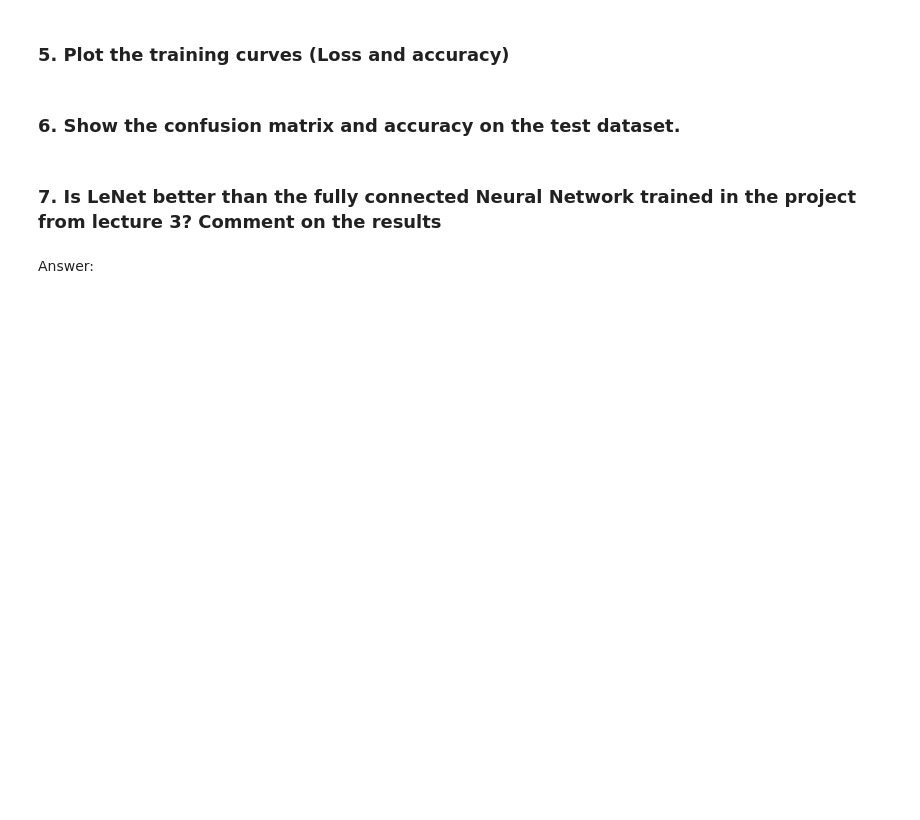
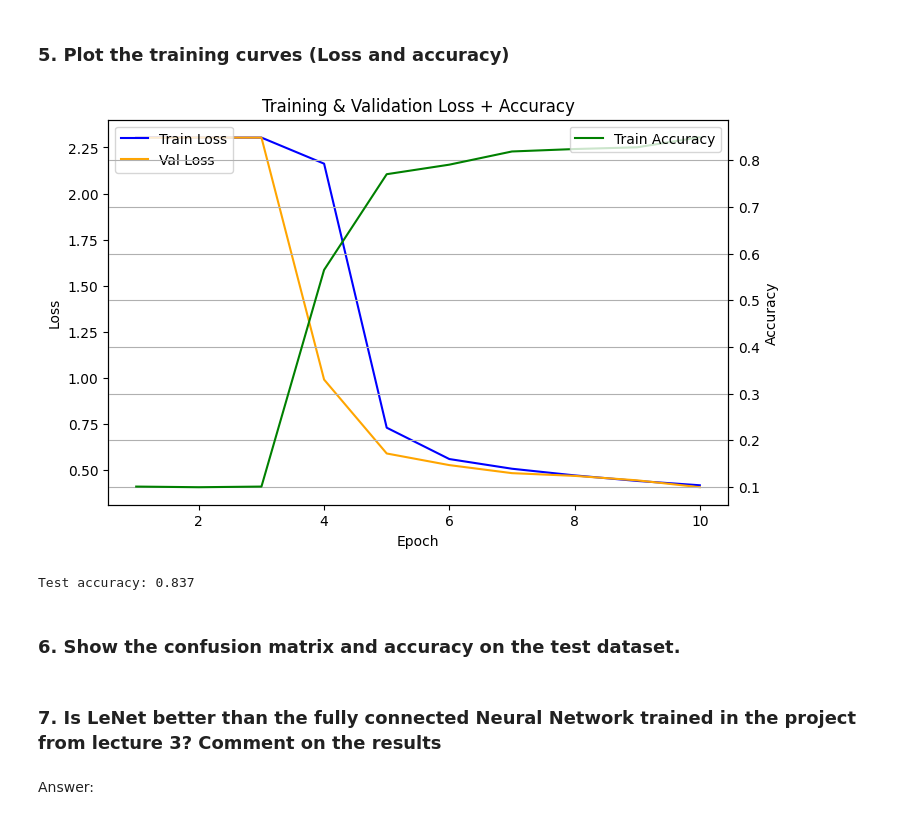
Before and after one commit to harrysinghdk/applied-ai, a Jupyter notebook: exercise 4/Convolutional_networks.ipynb, the cells around one changed output. Cells and saved outputs as stored; diff of their text form; code cells hidden in the pictures; blank space fills up the shorter version.

```diff
--- a/exercise 4/Convolutional_networks.ipynb
+++ b/exercise 4/Convolutional_networks.ipynb
@@ -14,0 +107,8 @@ In this project you will implement the LeNet architecture of Convolutional Neura
+# %%
+from torch import optim
+
+loss_f = nn.CrossEntropyLoss()
+optimizer = optim.Adam(net.parameters(), lr=learning_rate)
+net.parameters()
+for parameter in net.parameters():
+    print(parameter.shape)
@@ -15,2 +143,15 @@ In this project you will implement the LeNet architecture of Convolutional Neura
 # %% [markdown]
 ### 4. Train the model on the dataset
+# %%
+def get_accuracy(model, data_loader):
+    model.eval()
+    correct = 0
+    total = 0
+    with torch.no_grad():
+        for images, labels in data_loader:
+            images, labels = images.to(device), labels.to(device)
+            outputs = model(images)
+            predicted = torch.argmax(outputs, dim=1)
+            correct += (predicted == labels).sum().item()
+            total += labels.size(0)
+    return correct / total
@@ -19,3 +264,32 @@ In this project you will implement the LeNet architecture of Convolutional Neura
+# %%
+# chatgpt plot:
+epochs = range(1, len(train_losses) + 1)
+
+fig, ax1 = plt.subplots(figsize=(8, 5))
+
+# Plot losses
+ax1.plot(epochs, train_losses, label='Train Loss', color='blue')
+ax1.plot(epochs, val_losses, label='Val Loss', color='orange')
+ax1.set_xlabel('Epoch')
+ax1.set_ylabel('Loss')
+ax1.legend(loc='upper left')
+ax1.set_title('Training & Validation Loss + Accuracy')
+
+# Plot accuracy on a second y-axis
+ax2 = ax1.twinx()
+ax2.plot(epochs, accuracy_list, label='Train Accuracy', color='green')
+ax2.set_ylabel('Accuracy')
+ax2.legend(loc='upper right')
+
+plt.grid(True)
+plt.show()
+# %% [output]
+[figure, added]
+# %%
+test_acc = get_accuracy(net, loaders['test'])
+print(f"Test accuracy: {test_acc:.3f}")
+# %% [output]
+Test accuracy: 0.837
 # %% [markdown]
 ### 6. Show the confusion matrix and accuracy on the test dataset.
 # %% [markdown]
```
Also changed, not shown: parts of 24 cells of this notebook, 1 other file.
